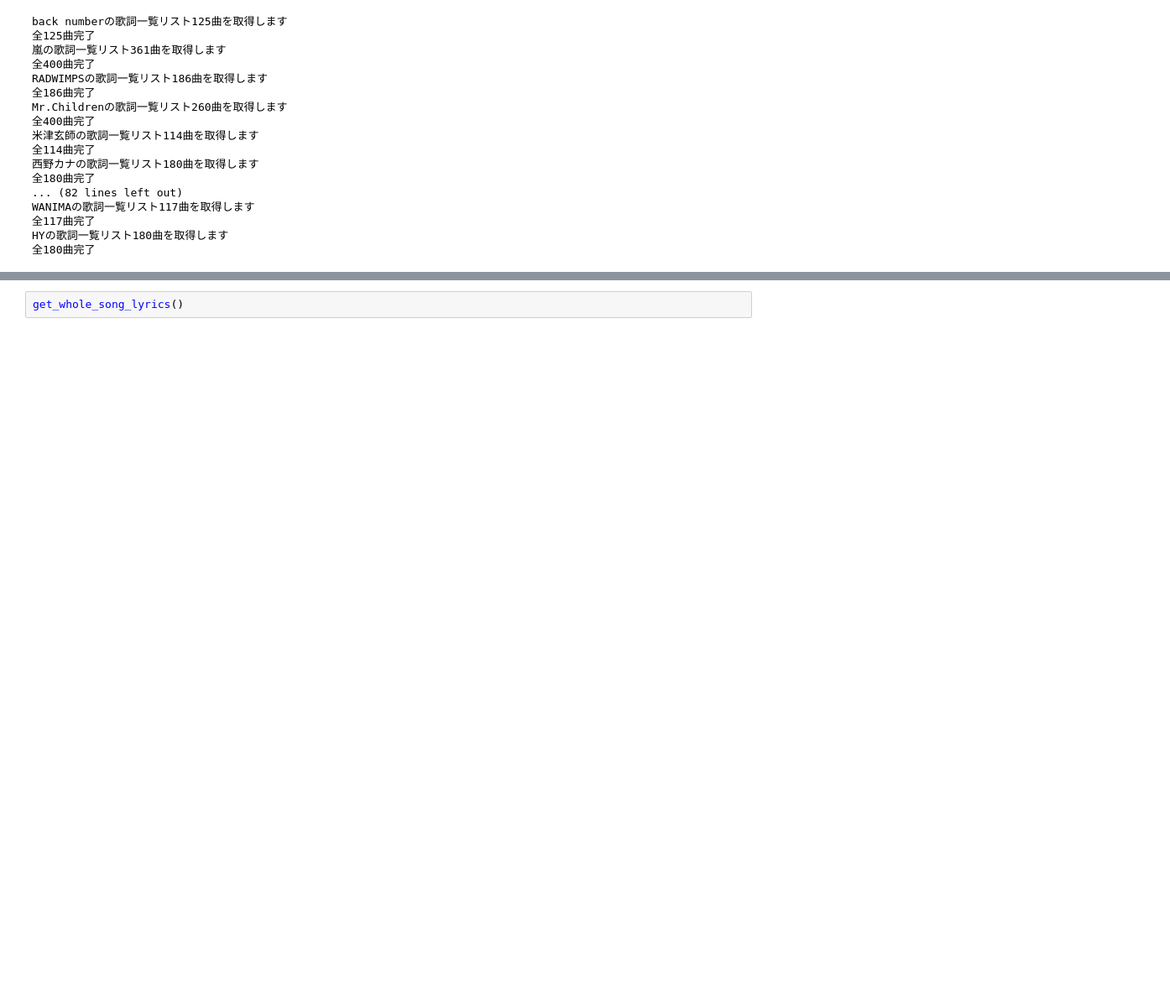
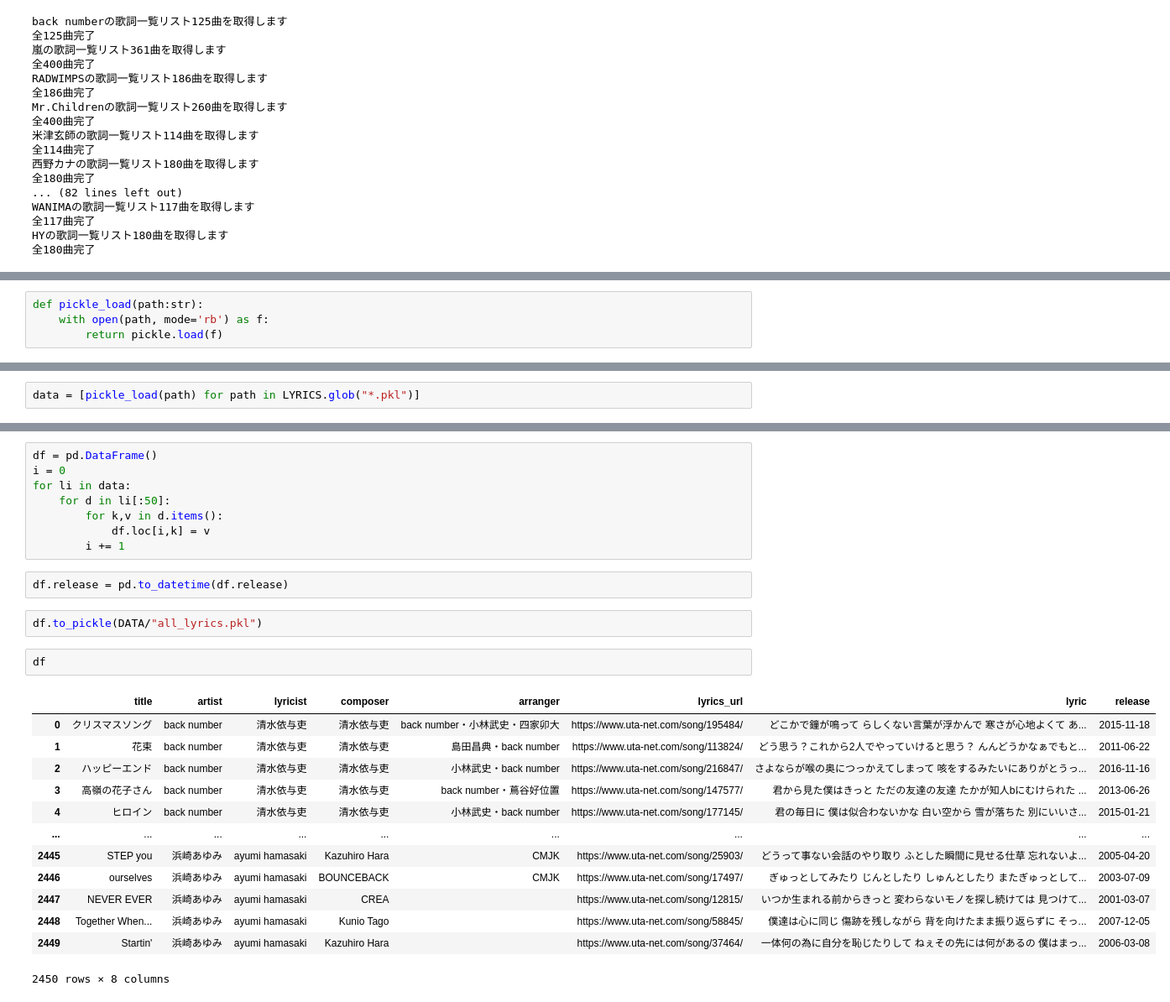
Before and after one commit to a-duty-rookie/spotify_audio_feature, a Jupyter notebook: note/notebook.ipynb, the cells around one changed output, grey strips where cells are left out. Shown at 84% size. Cells and saved outputs as stored; diff of their text form; blank space fills up the shorter version.

```diff
--- a/note/notebook.ipynb
+++ b/note/notebook.ipynb
@@ -70,0 +103,4 @@ artist_ids = [
+# %%
+def pickle_load(path:str):
+    with open(path, mode='rb') as f:
+        return pickle.load(f)
@@ -70,0 +109,2 @@ artist_ids = [
+# %%
+data = [pickle_load(path) for path in LYRICS.glob("*.pkl")]
@@ -71,2 +131,28 @@ artist_ids = [
 # %%
-get_whole_song_lyrics()
+df = pd.DataFrame()
+i = 0
+for li in data:
+    for d in li[:50]:
+        for k,v in d.items():
+            df.loc[i,k] = v
+        i += 1
+# %%
+df.release = pd.to_datetime(df.release)
+# %%
+df.to_pickle(DATA/"all_lyrics.pkl")
+# %%
+df
+# %% [output]
+|  | title | artist | lyricist | composer | arranger | lyrics_url | lyric | release |
+| 0 | クリスマスソング | back number | 清水依与吏 | 清水依与吏 | back number・小林武史・四家卯大 | https://www.uta-net.com/song/195484/ | どこかで鐘が鳴って らしくない言葉が浮かんで 寒さが心地よくて あ... | 2015-11-18 |
+| 1 | 花束 | back number | 清水依与吏 | 清水依与吏 | 島田昌典・back number | https://www.uta-net.com/song/113824/ | どう思う？これから2人でやっていけると思う？ んんどうかなぁでもと... | 2011-06-22 |
+| 2 | ハッピーエンド | back number | 清水依与吏 | 清水依与吏 | 小林武史・back number | https://www.uta-net.com/song/216847/ | さよならが喉の奥につっかえてしまって 咳をするみたいにありがとうっ... | 2016-11-16 |
+| 3 | 高嶺の花子さん | back number | 清水依与吏 | 清水依与吏 | back number・蔦谷好位置 | https://www.uta-net.com/song/147577/ | 君から見た僕はきっと ただの友達の友達 たかが知人bにむけられた ... | 2013-06-26 |
+| 4 | ヒロイン | back number | 清水依与吏 | 清水依与吏 | 小林武史・back number | https://www.uta-net.com/song/177145/ | 君の毎日に 僕は似合わないかな 白い空から 雪が落ちた 別にいいさ... | 2015-01-21 |
+| ... | ... | ... | ... | ... | ... | ... | ... | ... |
+| 2445 | STEP you | 浜崎あゆみ | ayumi hamasaki | Kazuhiro Hara | CMJK | https://www.uta-net.com/song/25903/ | どうって事ない会話のやり取り ふとした瞬間に見せる仕草 忘れないよ... | 2005-04-20 |
+| 2446 | ourselves | 浜崎あゆみ | ayumi hamasaki | BOUNCEBACK | CMJK | https://www.uta-net.com/song/17497/ | ぎゅっとしてみたり じんとしたり しゅんとしたり またぎゅっとして... | 2003-07-09 |
+| 2447 | NEVER EVER | 浜崎あゆみ | ayumi hamasaki | CREA |  | https://www.uta-net.com/song/12815/ | いつか生まれる前からきっと 変わらないモノを探し続けては 見つけて... | 2001-03-07 |
+| 2448 | Together When... | 浜崎あゆみ | ayumi hamasaki | Kunio Tago |  | https://www.uta-net.com/song/58845/ | 僕達は心に同じ 傷跡を残しながら 背を向けたまま振り返らずに そっ... | 2007-12-05 |
+| 2449 | Startin' | 浜崎あゆみ | ayumi hamasaki | Kazuhiro Hara |  | https://www.uta-net.com/song/37464/ | 一体何の為に自分を恥じたりして ねぇその先には何があるの 僕はまっ... | 2006-03-08 |
+2450 rows × 8 columns
```
Also changed, not shown: parts of 8 cells of this notebook, 1 other file.
